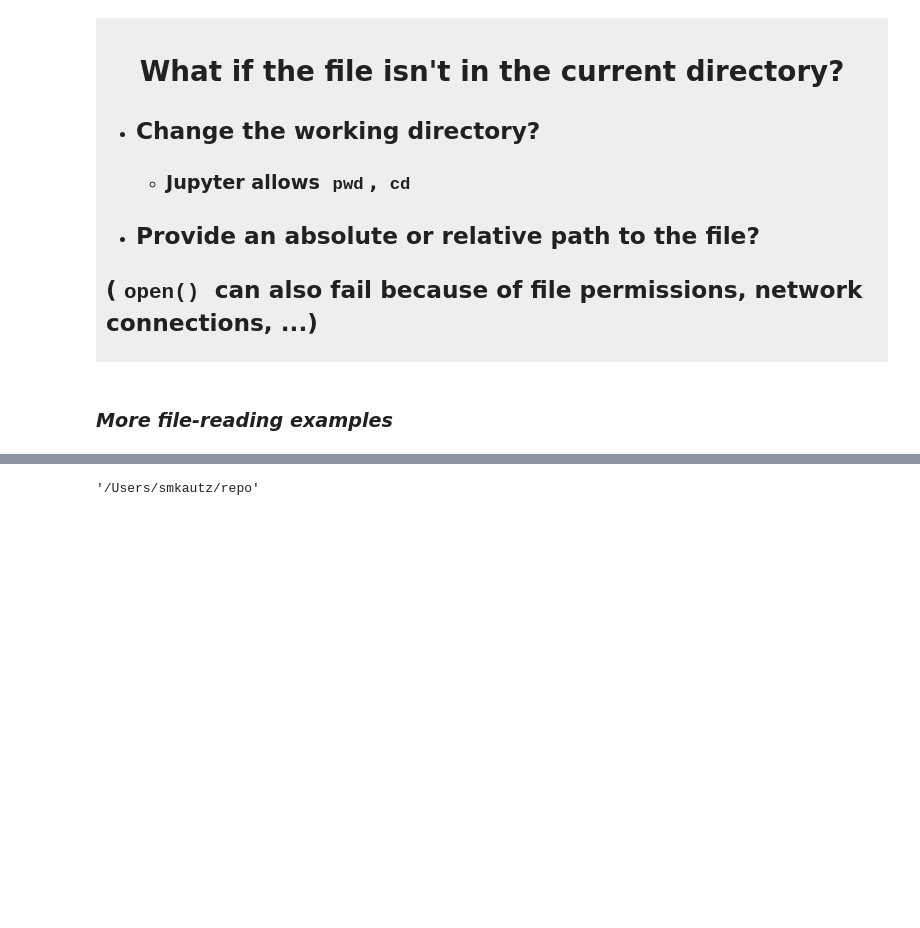
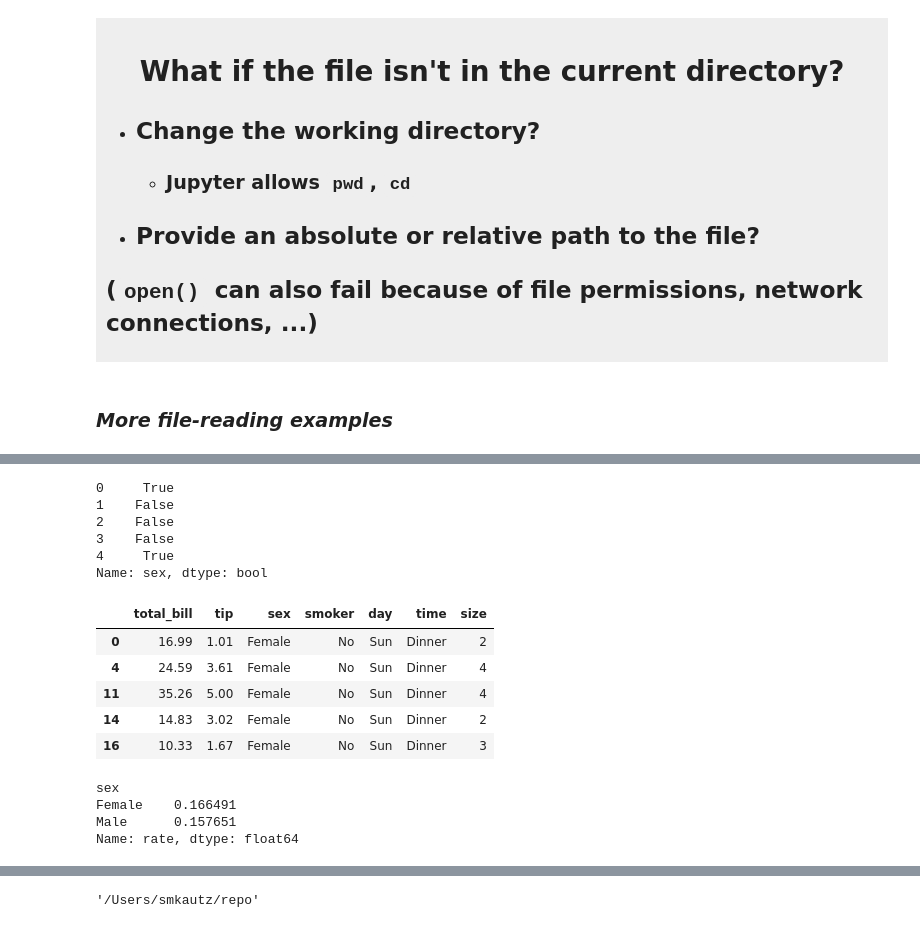
Before and after one commit to jameschen00/mbds, a Jupyter notebook: mbds.ipynb, the cells around one changed output, grey strips where cells are left out. Drawn from its saved outputs; the diff is of its cells as text; code cells hidden in the pictures; blank space fills up the shorter version.

```diff
--- a/mbds.ipynb
+++ b/mbds.ipynb
@@ -913,0 +999,4 @@ mean
+# %%
+# Add a new column
+df['rate'] = df['tip'] / df['total_bill']
+#df
@@ -913,0 +1024,30 @@ mean
+# %%
+# This is a series that is essentially a boolean vector
+s = (df['sex'] == 'Female')
+s.head()
+# %% [output]
+0     True
+1    False
+2    False
+3    False
+4     True
+Name: sex, dtype: bool
+# %%
+# Can select from dataframe based on boolean vector
+women = df[df['sex'] == 'Female']
+women.head()
+# %% [output]
+|  | total_bill | tip | sex | smoker | day | time | size |
+| 0 | 16.99 | 1.01 | Female | No | Sun | Dinner | 2 |
+| 4 | 24.59 | 3.61 | Female | No | Sun | Dinner | 4 |
+| 11 | 35.26 | 5.00 | Female | No | Sun | Dinner | 4 |
+| 14 | 14.83 | 3.02 | Female | No | Sun | Dinner | 2 |
+| 16 | 10.33 | 1.67 | Female | No | Sun | Dinner | 3 |
+# %%
+s = df.groupby('sex').rate.mean()
+s
+# %% [output]
+sex
+Female    0.166491
+Male      0.157651
+Name: rate, dtype: float64
```
Also changed, not shown: parts of 20 cells of this notebook.
